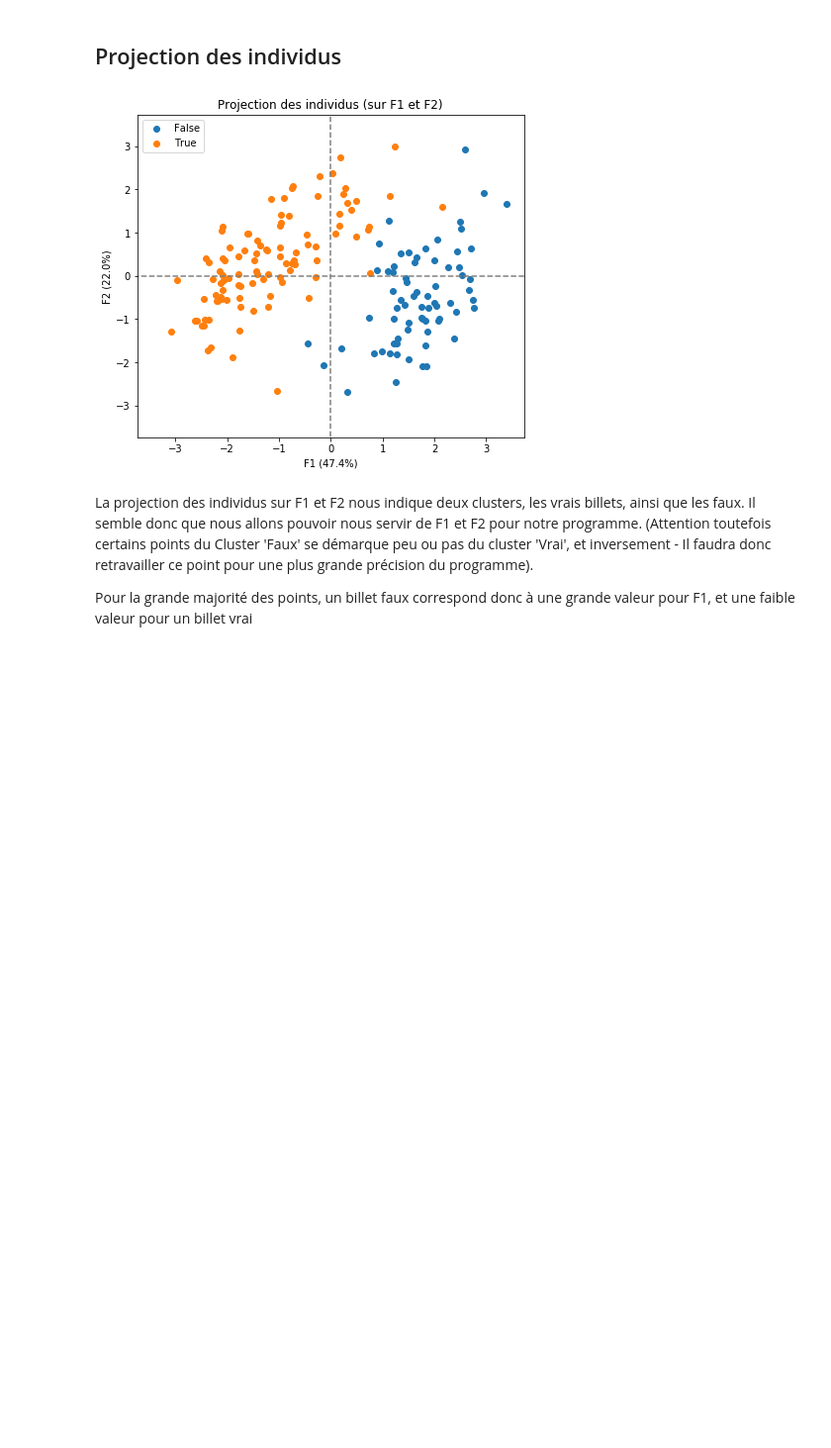
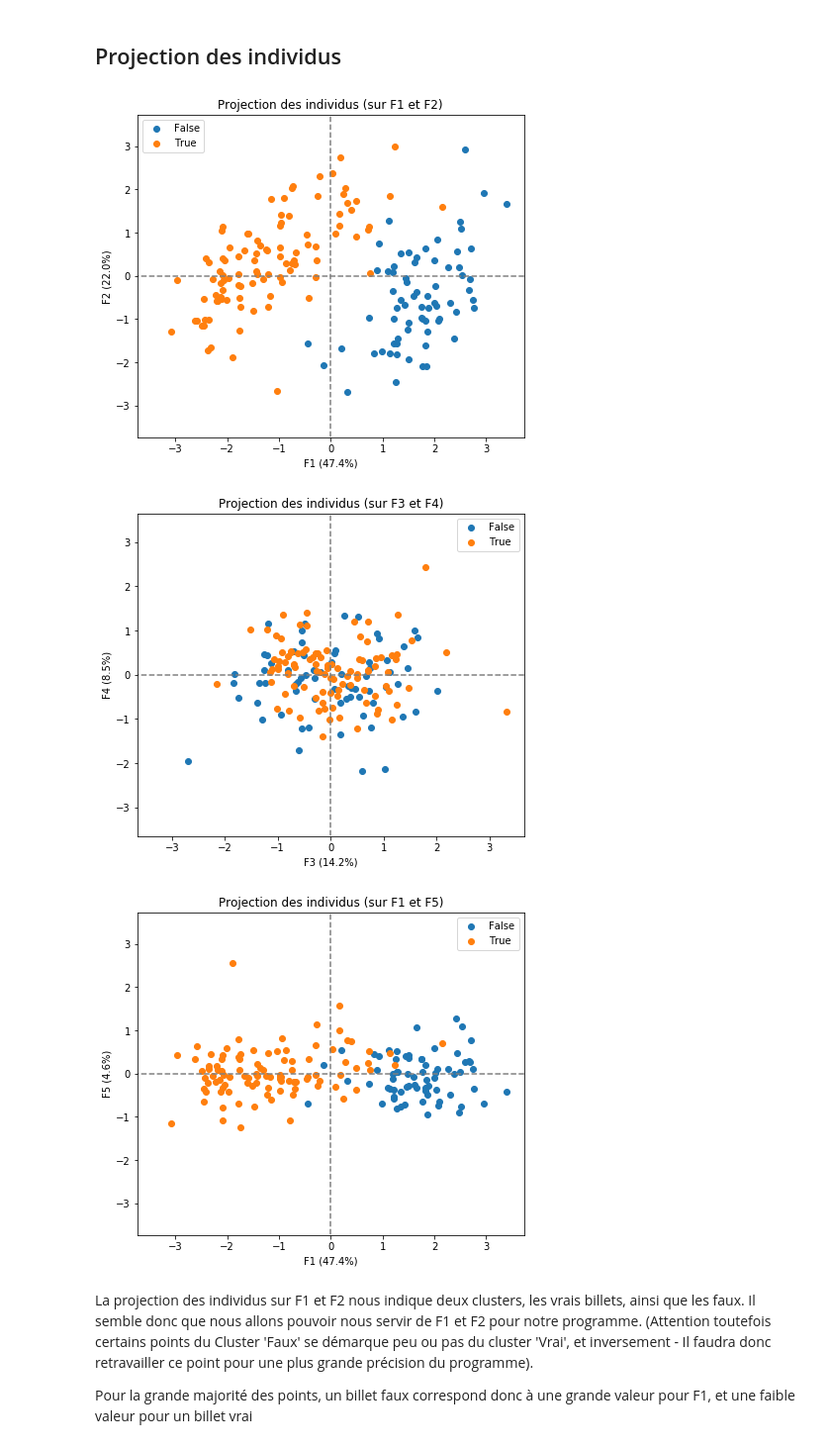
Before and after one commit to Julien-paulet/Projet_6, a Jupyter notebook: Détectez des faux billets.ipynb, the cells around one changed output. Shown at 99% size. Cells and saved outputs as stored; diff of their text form; code cells hidden in the pictures; blank space fills up the shorter version.

```diff
--- a/Détectez des faux billets.ipynb
+++ b/Détectez des faux billets.ipynb
@@ -231,9 +238,12 @@ poids_des_variables.loc[["F1", "F2"]]
 ## Projection des individus
 # %%
 X_projected = pca.transform(X_scaled)
-display_factorial_planes(X_projected, n_comp, pca, [(0,1)], illustrative_var = fakeornot)
+display_factorial_planes(X_projected, n_comp, pca, [(0,1),(2,3),(0,4)]
+                         , illustrative_var = fakeornot)
 # %% [output]
 [figure]
+[figure, added]
+[figure, added]
 # %% [markdown]
 <p> La projection des individus sur F1 et F2 nous indique deux clusters, les vrais billets, ainsi que les faux. Il semble donc que nous allons pouvoir nous servir de F1 et F2 pour notre programme. (Attention toutefois certains points du Cluster 'Faux' se démarque peu ou pas du cluster 'Vrai', et inversement - Il faudra donc retravailler ce point pour une plus grande précision du programme).</p>
 
```
Also changed, not shown: parts of 12 cells of this notebook, 2 other files.
